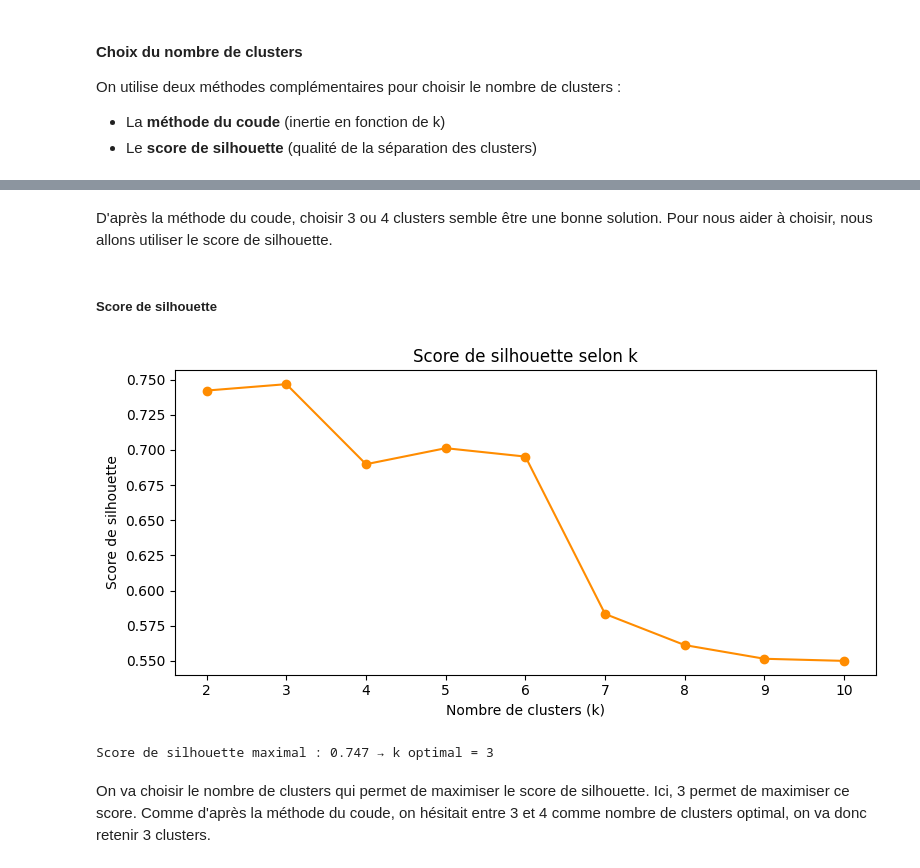
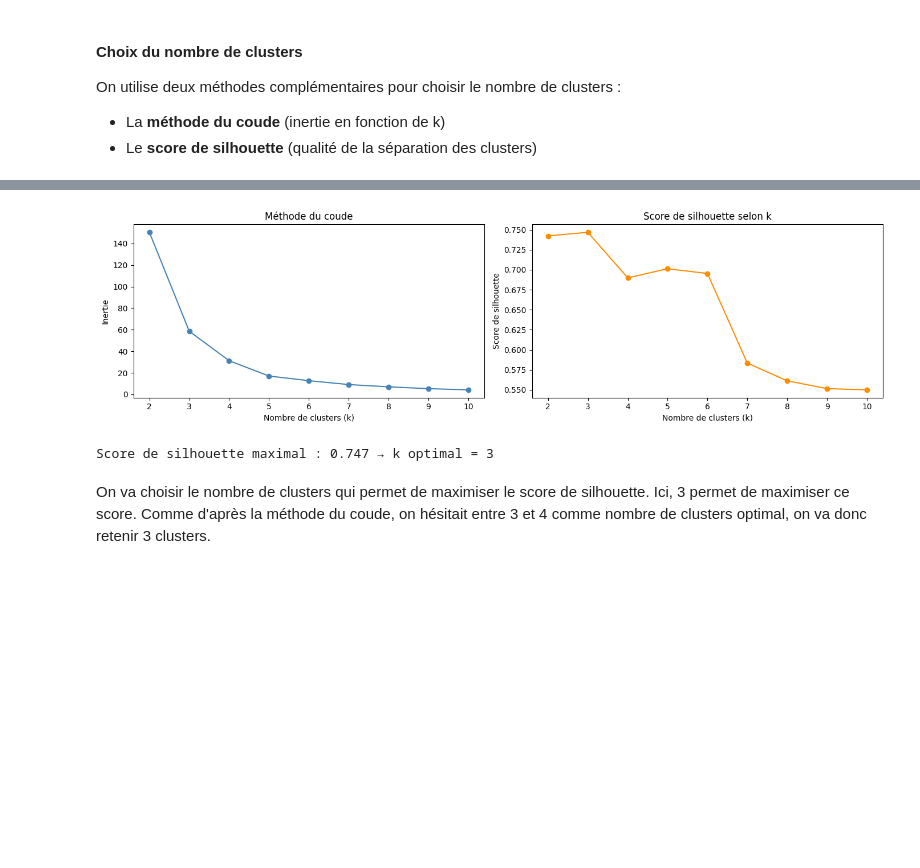
Before and after one commit to clemence-pinsard/projet_python_pour_datascience, a Jupyter notebook: main.ipynb, the cells around one changed output, grey strips where cells are left out. Drawn from its saved outputs; the diff is of its cells as text; code cells hidden in the pictures; blank space fills up the shorter version.

```diff
--- a/main.ipynb
+++ b/main.ipynb
@@ -1032,16 +990,0 @@ On utilise deux méthodes complémentaires pour choisir le nombre de clusters :
-# %%
-inerties = []
-K = range(2, 11)
-
-for k in K:
-    kmeans = KMeans(n_clusters=k, random_state=42, n_init=10)
-    kmeans.fit(matrice_scaled)
-    inerties.append(kmeans.inertia_)
-
-plt.figure(figsize=(8, 4))
-plt.plot(K, inerties, marker='o', color='steelblue')
-plt.xlabel("Nombre de clusters (k)")
-plt.ylabel("Inertie")
-plt.title("Méthode du coude")
-plt.tight_layout()
-plt.show()
@@ -1050,31 +991,8 @@ plt.show()
-# %% [markdown]
-D'après la méthode du coude, choisir 3 ou 4 clusters semble être une bonne solution. Pour nous aider à choisir, nous allons utiliser le score de silhouette.
-# %% [markdown]
-##### Score de silhouette
-# %%
-silhouettes = []
-
-for k in K:
-    kmeans = KMeans(n_clusters=k, random_state=42, n_init=10)
-    labels_k = kmeans.fit_predict(matrice_scaled)
-    silhouettes.append(silhouette_score(matrice_scaled, labels_k))
-
-plt.figure(figsize=(8, 4))
-plt.plot(K, silhouettes, marker='o', color='darkorange')
-plt.xlabel("Nombre de clusters (k)")
-plt.ylabel("Score de silhouette")
-plt.title("Score de silhouette selon k")
-plt.tight_layout()
-plt.show()
-# %% [output]
-[figure, removed]
-# %%
-# Identification automatique du meilleur k selon le score de silhouette
-k_optimal_silhouette = K[silhouettes.index(max(silhouettes))]
-
-print(f"Score de silhouette maximal : {max(silhouettes):.3f} → k optimal = {k_optimal_silhouette}")
-# %% [output]
-Score de silhouette maximal : 0.747 → k optimal = 3
+# %%
+k_optimal = choisir_k_optimal(matrice_scaled)
+# %% [output]
+[figure, added]
+Score de silhouette maximal : 0.747 → k optimal = 3
 # %% [markdown]
 On va choisir le nombre de clusters qui permet de maximiser le score de silhouette. Ici, 3 permet de maximiser ce score. Comme d'après la méthode du coude, on hésitait entre 3 et 4 comme nombre de clusters optimal, on va donc retenir 3 clusters.
 # %% [markdown]
```
Also changed, not shown: parts of 21 cells of this notebook, 5 other files.
